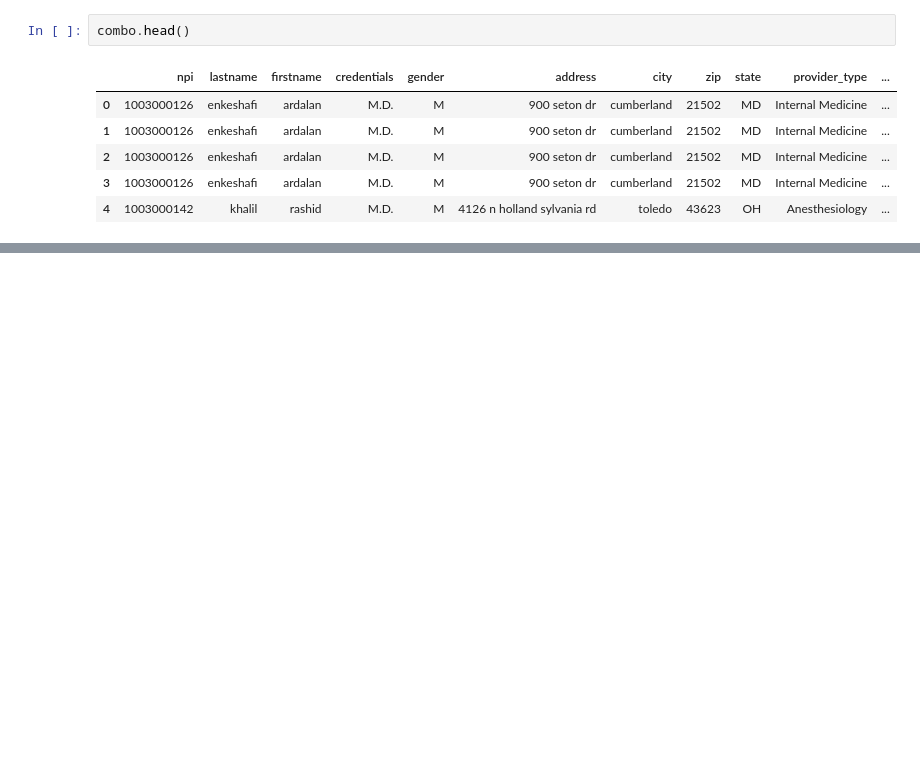
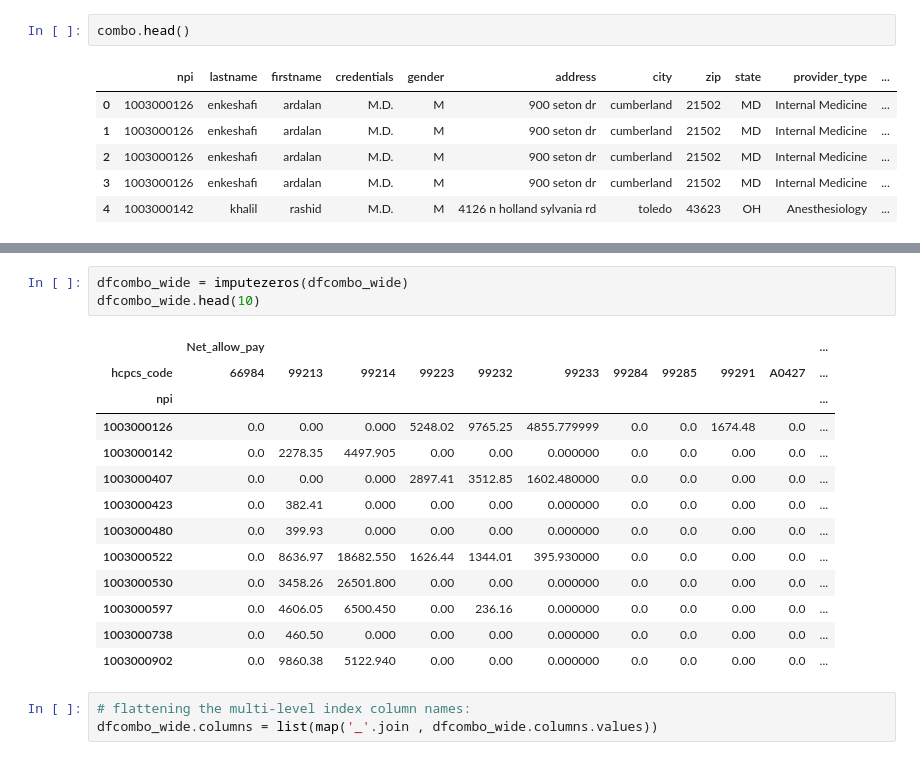
Before and after one commit to radsn/Medicare_anomaly_detection, a Jupyter notebook: Rads_combo_top10hcpcs_w_labels.ipynb, the cells around one changed output, grey strips where cells are left out. Saved outputs shown, nothing was run; the diff lists cells and outputs as text; blank space fills up the shorter version.

```diff
--- a/Rads_combo_top10hcpcs_w_labels.ipynb
+++ b/Rads_combo_top10hcpcs_w_labels.ipynb
@@ -669,0 +847,20 @@ dfx.hcpcs_code.value_counts()
+# %%
+dfcombo_wide = imputezeros(dfcombo_wide)
+dfcombo_wide.head(10)
+# %% [output]
+|  | Net_allow_pay |  |  |  |  |  |  |  |  |  | ... |
+| hcpcs_code | 66984 | 99213 | 99214 | 99223 | 99232 | 99233 | 99284 | 99285 | 99291 | A0427 | ... |
+| npi |  |  |  |  |  |  |  |  |  |  | ... |
+| 1003000126 | 0.0 | 0.00 | 0.000 | 5248.02 | 9765.25 | 4855.779999 | 0.0 | 0.0 | 1674.48 | 0.0 | ... |
+| 1003000142 | 0.0 | 2278.35 | 4497.905 | 0.00 | 0.00 | 0.000000 | 0.0 | 0.0 | 0.00 | 0.0 | ... |
+| 1003000407 | 0.0 | 0.00 | 0.000 | 2897.41 | 3512.85 | 1602.480000 | 0.0 | 0.0 | 0.00 | 0.0 | ... |
+| 1003000423 | 0.0 | 382.41 | 0.000 | 0.00 | 0.00 | 0.000000 | 0.0 | 0.0 | 0.00 | 0.0 | ... |
+| 1003000480 | 0.0 | 399.93 | 0.000 | 0.00 | 0.00 | 0.000000 | 0.0 | 0.0 | 0.00 | 0.0 | ... |
+| 1003000522 | 0.0 | 8636.97 | 18682.550 | 1626.44 | 1344.01 | 395.930000 | 0.0 | 0.0 | 0.00 | 0.0 | ... |
+| 1003000530 | 0.0 | 3458.26 | 26501.800 | 0.00 | 0.00 | 0.000000 | 0.0 | 0.0 | 0.00 | 0.0 | ... |
+| 1003000597 | 0.0 | 4606.05 | 6500.450 | 0.00 | 236.16 | 0.000000 | 0.0 | 0.0 | 0.00 | 0.0 | ... |
+| 1003000738 | 0.0 | 460.50 | 0.000 | 0.00 | 0.00 | 0.000000 | 0.0 | 0.0 | 0.00 | 0.0 | ... |
+| 1003000902 | 0.0 | 9860.38 | 5122.940 | 0.00 | 0.00 | 0.000000 | 0.0 | 0.0 | 0.00 | 0.0 | ... |
+# %%
+# flattening the multi-level index column names:
+dfcombo_wide.columns = list(map('_'.join , dfcombo_wide.columns.values))
```
Also changed, not shown: parts of 120 cells of this notebook, 1 other file.
